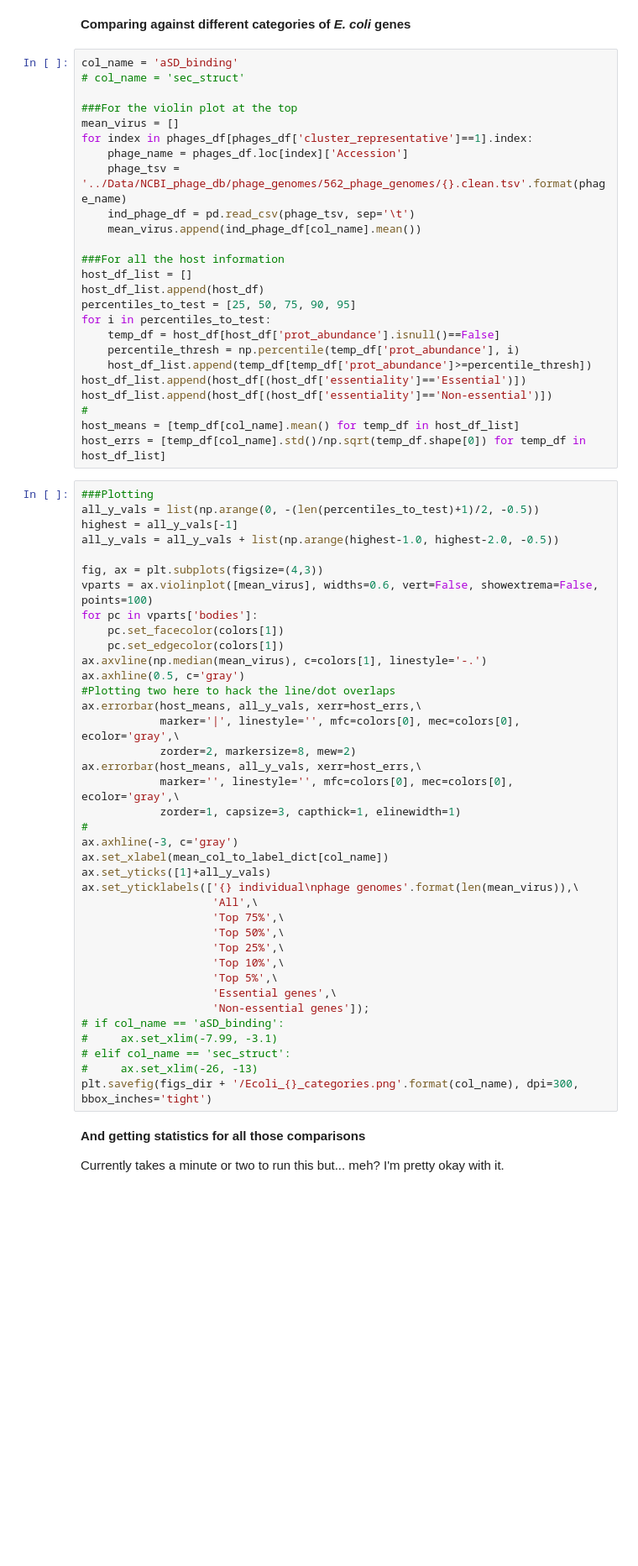
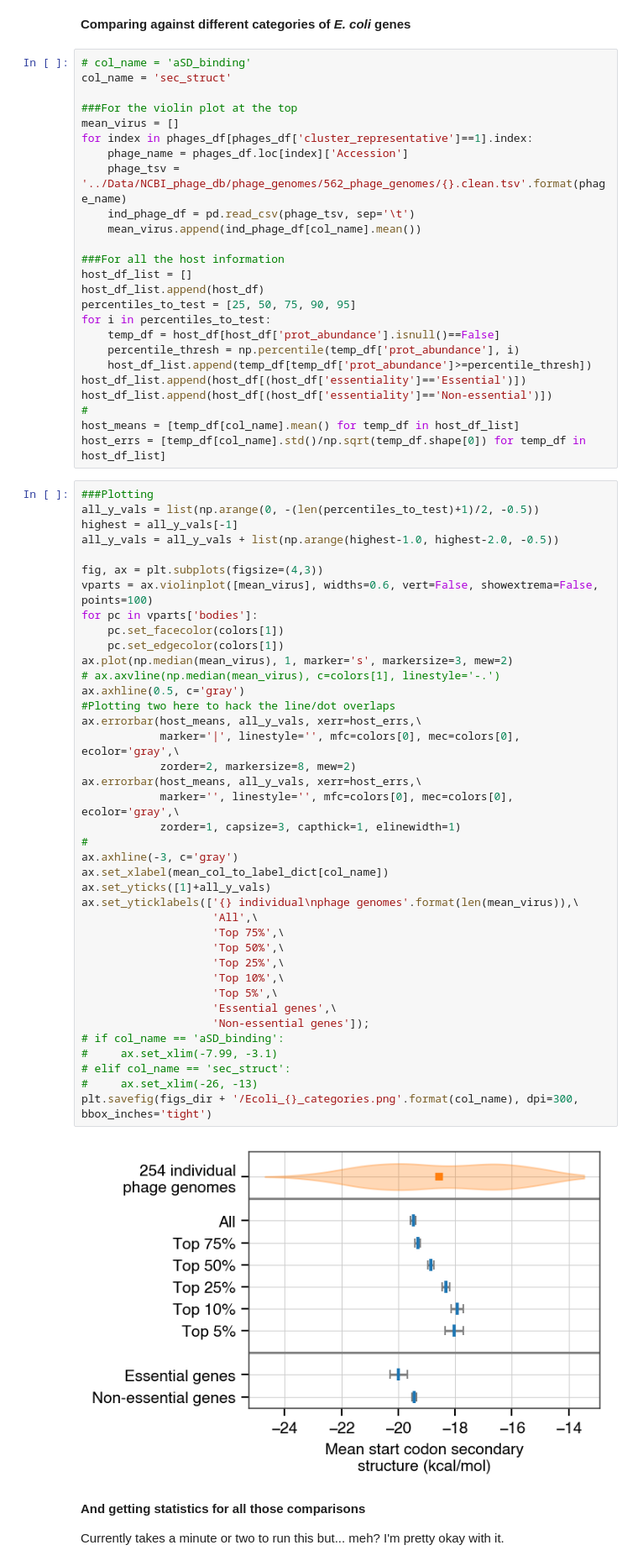
Before and after one commit to adamhockenberry/phage-translation, a Jupyter notebook: Code/6-ecoli_indepth_analysis.ipynb, the cells around one changed output. Shown at 84% size. Drawn from its saved outputs; the diff is of its cells as text; blank space fills up the shorter version.

```diff
--- a/Code/6-ecoli_indepth_analysis.ipynb
+++ b/Code/6-ecoli_indepth_analysis.ipynb
@@ -256,8 +256,8 @@ plt.savefig(figs_dir + '/Ecoli_allphage_{}.png'.format(col_name), dpi=300, bbox_
 # %% [markdown]
 **Comparing against different categories of *E. coli* genes**
 # %%
-col_name = 'aSD_binding'
-# col_name = 'sec_struct'
+# col_name = 'aSD_binding'
+col_name = 'sec_struct'
 
 ###For the violin plot at the top
 mean_virus = []
@@ -290,34 +290,37 @@ fig, ax = plt.subplots(figsize=(4,3))
 vparts = ax.violinplot([mean_virus], widths=0.6, vert=False, showextrema=False, points=100)
 for pc in vparts['bodies']:
     pc.set_facecolor(colors[1])
     pc.set_edgecolor(colors[1])
-ax.axvline(np.median(mean_virus), c=colors[1], linestyle='-.')
+ax.plot(np.median(mean_virus), 1, marker='s', markersize=3, mew=2)
+# ax.axvline(np.median(mean_virus), c=colors[1], linestyle='-.')
 ax.axhline(0.5, c='gray')
 #Plotting two here to hack the line/dot overlaps
 ax.errorbar(host_means, all_y_vals, xerr=host_errs,\
             marker='|', linestyle='', mfc=colors[0], mec=colors[0], ecolor='gray',\
             zorder=2, markersize=8, mew=2)
 ax.errorbar(host_means, all_y_vals, xerr=host_errs,\
             marker='', linestyle='', mfc=colors[0], mec=colors[0], ecolor='gray',\
             zorder=1, capsize=3, capthick=1, elinewidth=1)
 #
 ax.axhline(-3, c='gray')
 ax.set_xlabel(mean_col_to_label_dict[col_name])
 ax.set_yticks([1]+all_y_vals)
 ax.set_yticklabels(['{} individual\nphage genomes'.format(len(mean_virus)),\
                     'All',\
                     'Top 75%',\
                     'Top 50%',\
                     'Top 25%',\
                     'Top 10%',\
                     'Top 5%',\
                     'Essential genes',\
                     'Non-essential genes']);
 # if col_name == 'aSD_binding':
 #     ax.set_xlim(-7.99, -3.1)
 # elif col_name == 'sec_struct':
 #     ax.set_xlim(-26, -13)
 plt.savefig(figs_dir + '/Ecoli_{}_categories.png'.format(col_name), dpi=300, bbox_inches='tight')
+# %% [output]
+[figure, added]
 # %% [markdown]
 **And getting statistics for all those comparisons**
 
```
Also changed, not shown: parts of 34 cells of this notebook, 25 other files.
